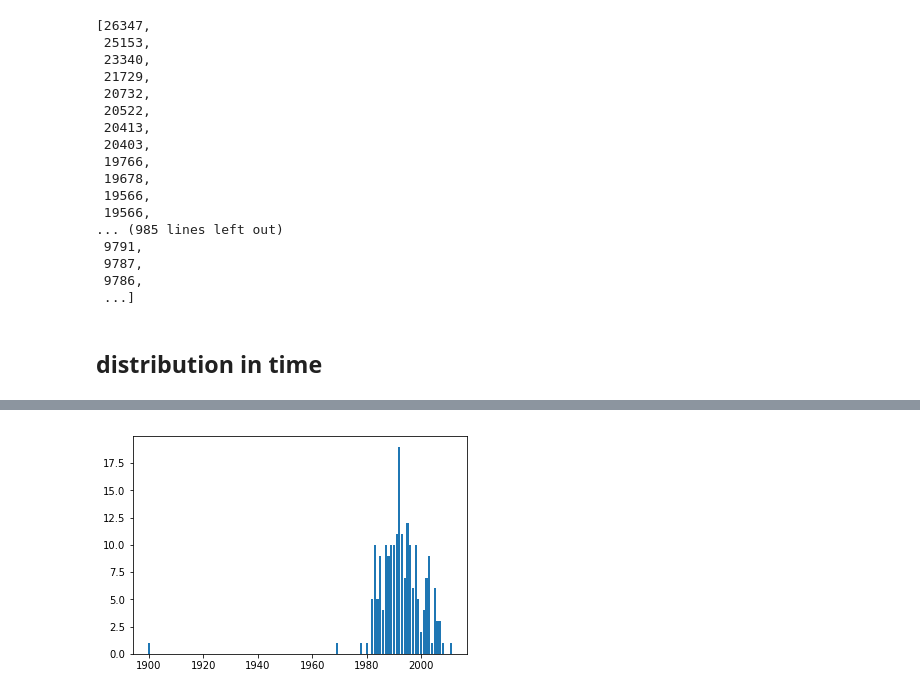
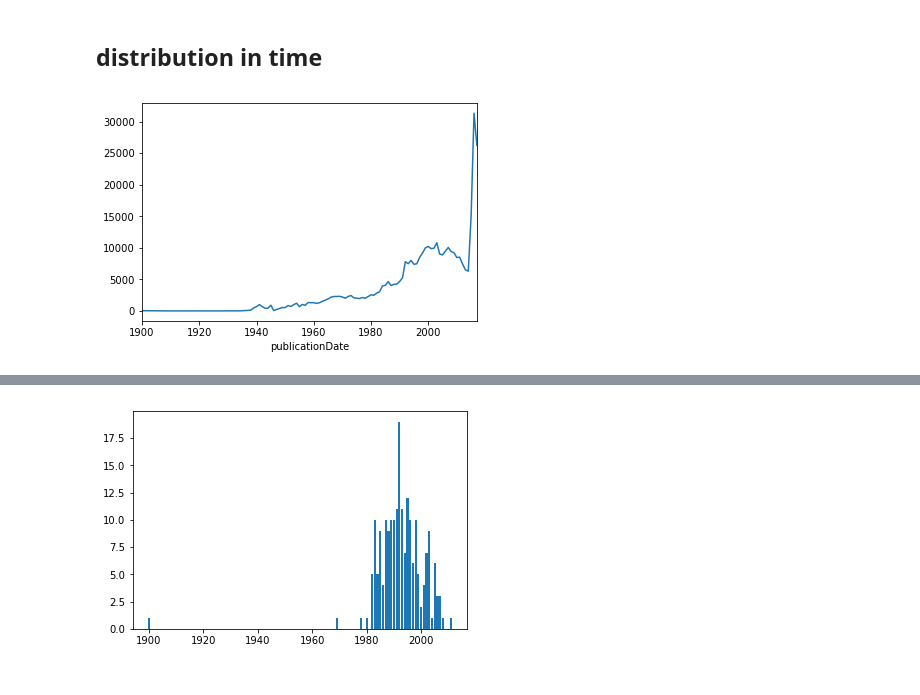
Before and after one commit to m-yaghini/ada17, a Jupyter notebook: project-master/code/data_exploration_LW.ipynb, the cells around one changed output, grey strips where cells are left out. Saved outputs shown, nothing was run; the diff lists cells and outputs as text; code cells hidden in the pictures.

```diff
--- a/project-master/code/data_exploration_LW.ipynb
+++ b/project-master/code/data_exploration_LW.ipynb
@@ -40,25 +44,8 @@ lenght_ = [len(x) for x in df.loc[df.excerpt != ''].excerpt.values]
-# %%
-lenght_.sort()
-lenght_[::-1]
-# %% [output]
-[26347,
- 25153,
- 23340,
- 21729,
- 20732,
- 20522,
- 20413,
- 20403,
- 19766,
- 19678,
- 19566,
- 19566,
-... (985 lines left out)
- 9791,
- 9787,
- 9786,
- ...]
 # %% [markdown]
 ## distribution in time
 # %%
 doc_per_year = df.groupby(df.publicationDate.map(lambda x: x.year)).size()
+doc_per_year.plot()
+plt.show()
+# %% [output]
+[figure, added]
```
Also changed, not shown: parts of 52 cells of this notebook, 2 other files.
